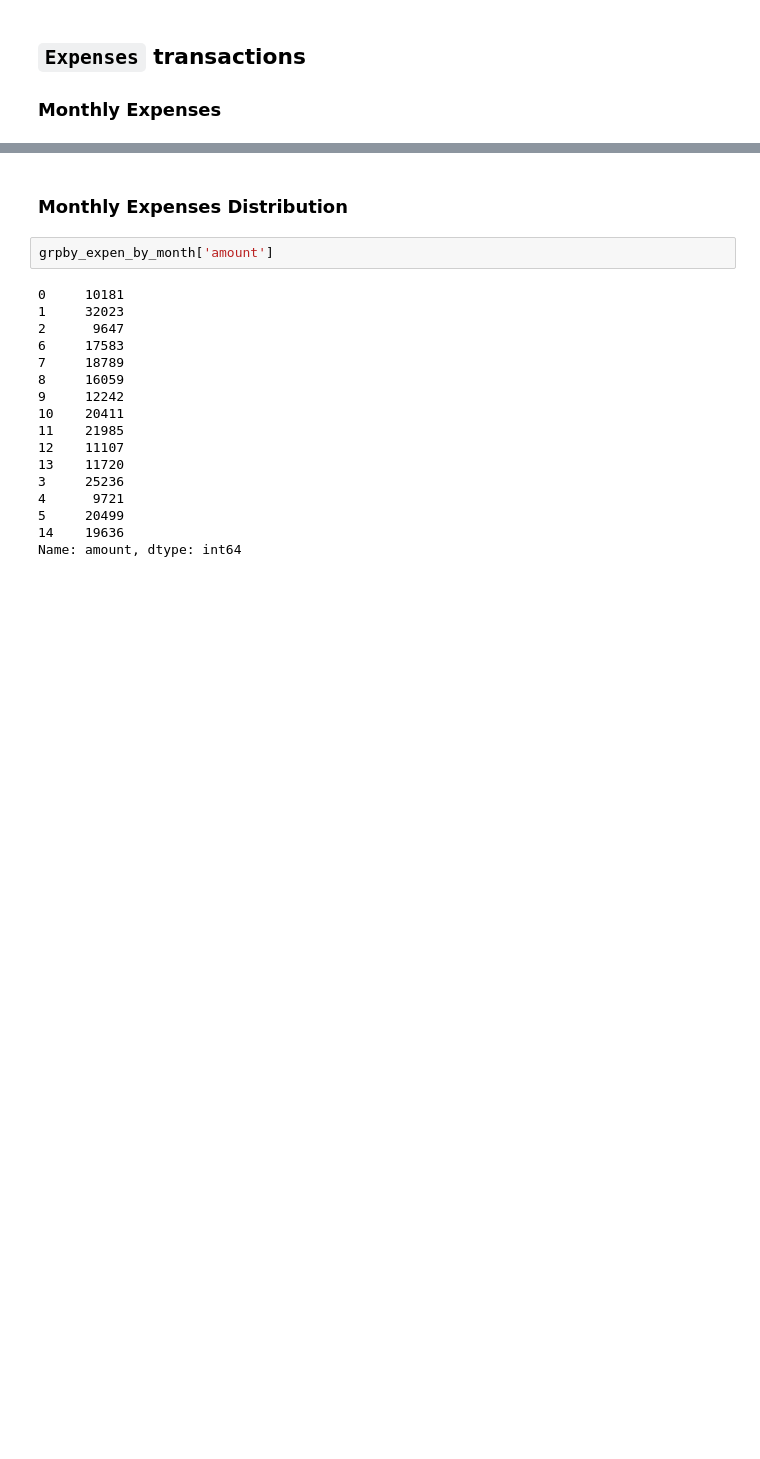
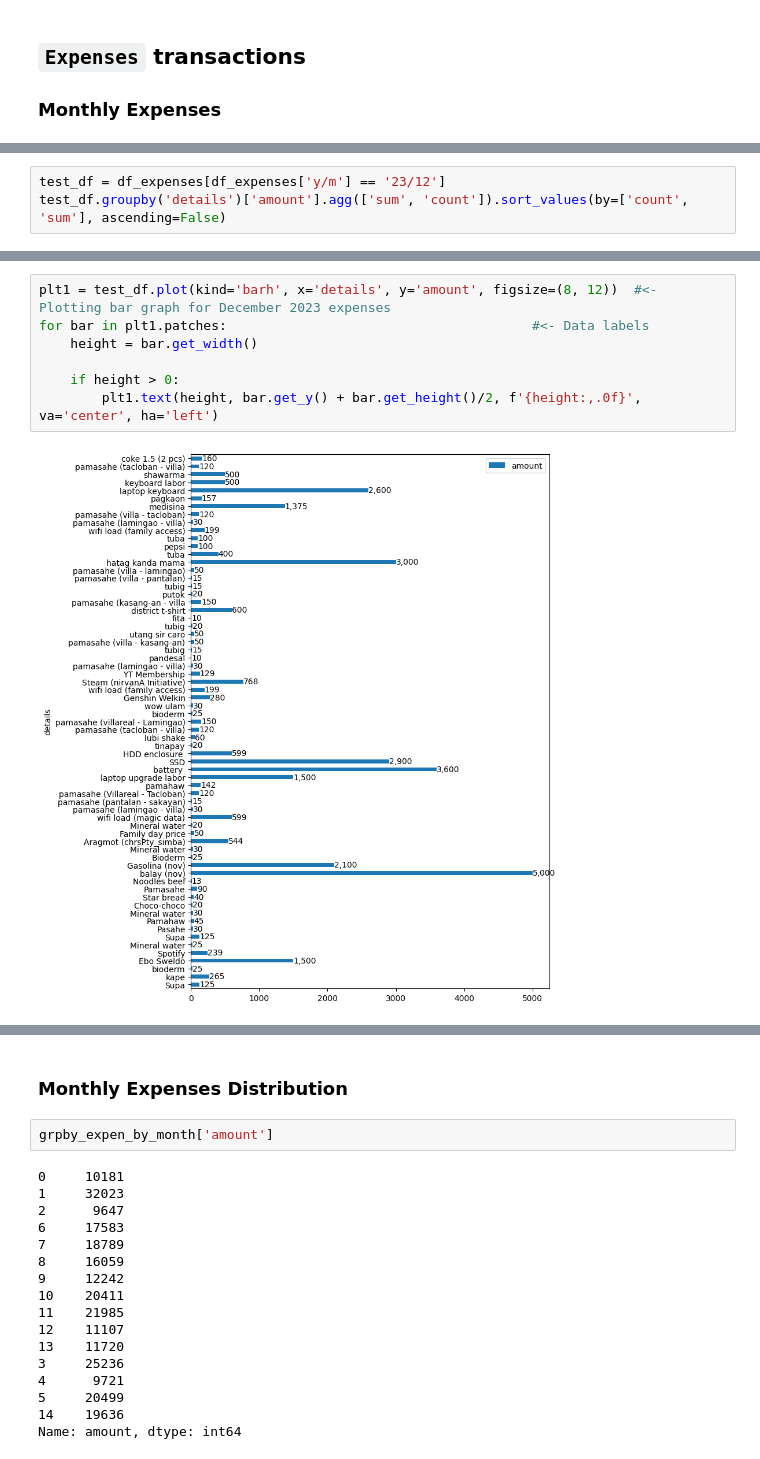
Before and after one commit to Ivan-Alexis-Tan/Finance-Manager, a Jupyter notebook: Personal Finance Analysis.ipynb, the cells around one changed output, grey strips where cells are left out. Saved outputs shown, nothing was run; the diff lists cells and outputs as text; blank space fills up the shorter version.

```diff
--- a/Personal Finance Analysis.ipynb
+++ b/Personal Finance Analysis.ipynb
@@ -527 +541,4 @@ Name: amount, dtype: float64
     - Purchasing new laptop that costs ~Php 34,900 contributed largely to get this high expenses.
+# %%
+test_df = df_expenses[df_expenses['y/m'] == '23/12']
+test_df.groupby('details')['amount'].agg(['sum', 'count']).sort_values(by=['count', 'sum'], ascending=False)
@@ -527,0 +584,9 @@ Name: amount, dtype: float64
+# %%
+plt1 = test_df.plot(kind='barh', x='details', y='amount', figsize=(8, 12))  #<- Plotting bar graph for December 2023 expenses
+for bar in plt1.patches:                                       #<- Data labels
+    height = bar.get_width()
+
+    if height > 0:
+        plt1.text(height, bar.get_y() + bar.get_height()/2, f'{height:,.0f}', va='center', ha='left')
+# %% [output]
+[figure, added]
```
Also changed, not shown: parts of 21 cells of this notebook.
